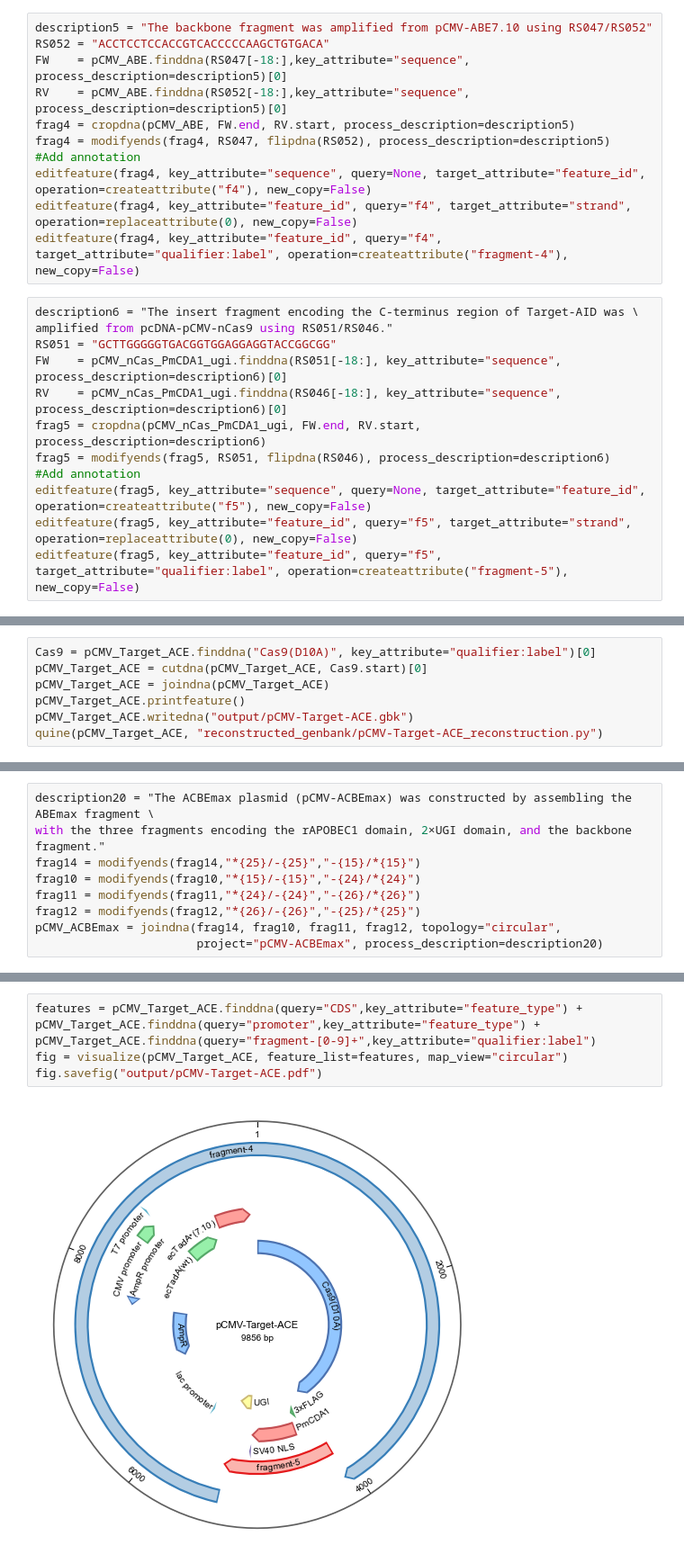
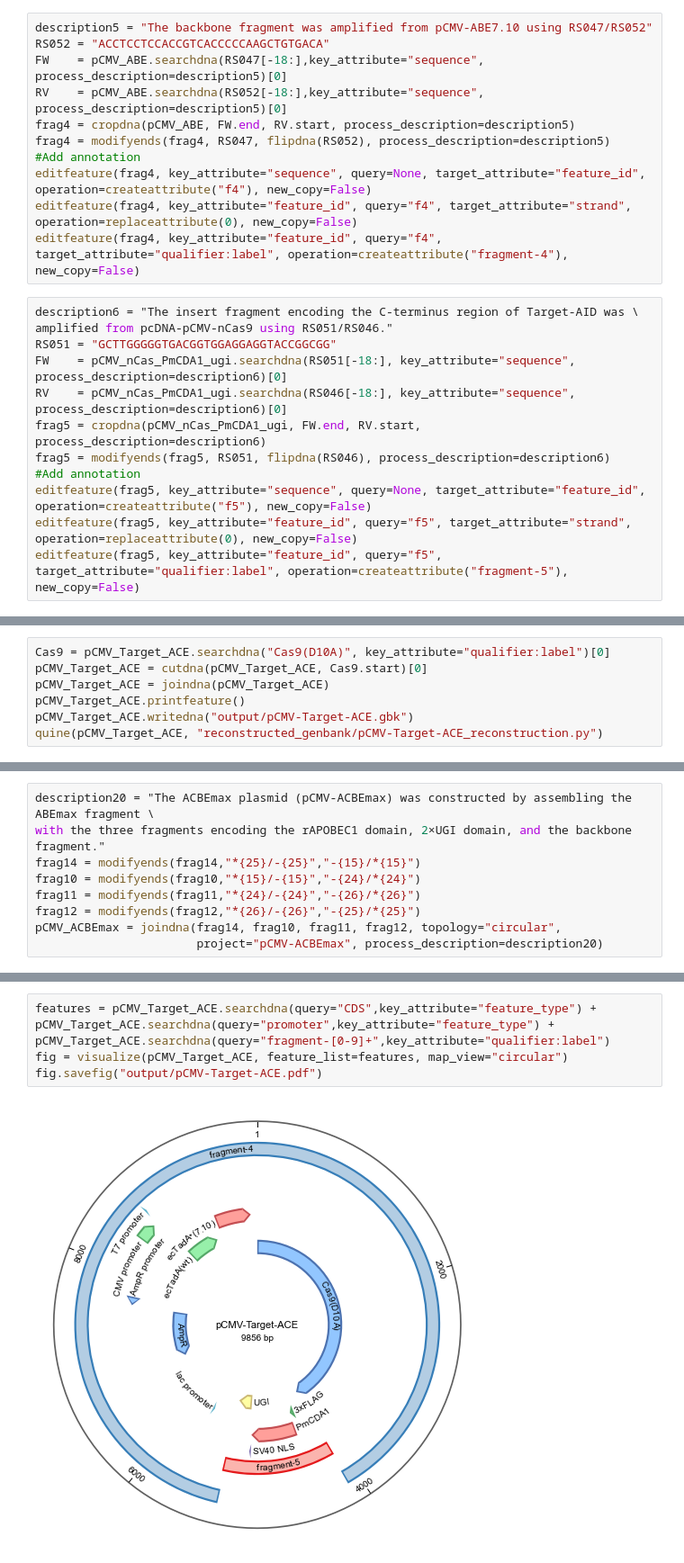
Before and after one commit to yachielab/QUEEN, a Jupyter notebook: demo/sakata_et_al_2020/BE_plasmids_construction.ipynb, the cells around one changed output, grey strips where cells are left out. Shown: that part at 90% size. Drawn from its saved outputs; the diff is of its cells as text.

```diff
--- a/demo/sakata_et_al_2020/BE_plasmids_construction.ipynb
+++ b/demo/sakata_et_al_2020/BE_plasmids_construction.ipynb
@@ -85,8 +86,8 @@ The Target-ACE plasmid (pCMV-Target-ACE) was constructed with a fragment encodin
 # %%
 description5 = "The backbone fragment was amplified from pCMV-ABE7.10 using RS047/RS052"
 RS052 = "ACCTCCTCCACCGTCACCCCCAAGCTGTGACA"
-FW    = pCMV_ABE.finddna(RS047[-18:],key_attribute="sequence", process_description=description5)[0]
-RV    = pCMV_ABE.finddna(RS052[-18:],key_attribute="sequence", process_description=description5)[0]
+FW    = pCMV_ABE.searchdna(RS047[-18:],key_attribute="sequence", process_description=description5)[0]
+RV    = pCMV_ABE.searchdna(RS052[-18:],key_attribute="sequence", process_description=description5)[0]
 frag4 = cropdna(pCMV_ABE, FW.end, RV.start, process_description=description5)
 frag4 = modifyends(frag4, RS047, flipdna(RS052), process_description=description5)
 #Add annotation
@@ -97,8 +98,8 @@ editfeature(frag4, key_attribute="feature_id", query="f4", target_attribute="qua
 description6 = "The insert fragment encoding the C-terminus region of Target-AID was \
 amplified from pcDNA-pCMV-nCas9 using RS051/RS046."
 RS051 = "GCTTGGGGGTGACGGTGGAGGAGGTACCGGCGG"
-FW    = pCMV_nCas_PmCDA1_ugi.finddna(RS051[-18:], key_attribute="sequence", process_description=description6)[0]
-RV    = pCMV_nCas_PmCDA1_ugi.finddna(RS046[-18:], key_attribute="sequence", process_description=description6)[0]
+FW    = pCMV_nCas_PmCDA1_ugi.searchdna(RS051[-18:], key_attribute="sequence", process_description=description6)[0]
+RV    = pCMV_nCas_PmCDA1_ugi.searchdna(RS046[-18:], key_attribute="sequence", process_description=description6)[0]
 frag5 = cropdna(pCMV_nCas_PmCDA1_ugi, FW.end, RV.start, process_description=description6)
 frag5 = modifyends(frag5, RS051, flipdna(RS046), process_description=description6)
 #Add annotation
@@ -112,7 +113,7 @@ frag4 = modifyends(frag4, "*{25}/-{25}","-{25}/*{25}", process_description=descr
 frag5 = modifyends(frag5, "*{25}/-{25}","-{25}/*{25}", process_description=description7)
 pCMV_Target_ACE = joindna(frag4, frag5, topology="circular", project="pCMV-Target-ACE", process_description=description7)
 # %%
-Cas9 = pCMV_Target_ACE.finddna("Cas9(D10A)", key_attribute="qualifier:label")[0]
+Cas9 = pCMV_Target_ACE.searchdna("Cas9(D10A)", key_attribute="qualifier:label")[0]
 pCMV_Target_ACE = cutdna(pCMV_Target_ACE, Cas9.start)[0]
 pCMV_Target_ACE = joindna(pCMV_Target_ACE)
 pCMV_Target_ACE.printfeature()
@@ -404,7 +402,7 @@ fig.savefig("output/pCMV-Target-AID.pdf")
 # %%
-features = pCMV_Target_ACE.finddna(query="CDS",key_attribute="feature_type") + pCMV_Target_ACE.finddna(query="promoter",key_attribute="feature_type") + pCMV_Target_ACE.finddna(query="fragment-[0-9]+",key_attribute="qualifier:label")
+features = pCMV_Target_ACE.searchdna(query="CDS",key_attribute="feature_type") + pCMV_Target_ACE.searchdna(query="promoter",key_attribute="feature_type") + pCMV_Target_ACE.searchdna(query="fragment-[0-9]+",key_attribute="qualifier:label")
 fig = visualize(pCMV_Target_ACE, feature_list=features, map_view="circular")
 fig.savefig("output/pCMV-Target-ACE.pdf")
 # %% [output]
-[figure, old version]
+[figure, new version]
 # %%
```
Also changed, not shown: parts of 26 cells of this notebook, 27 other files.
